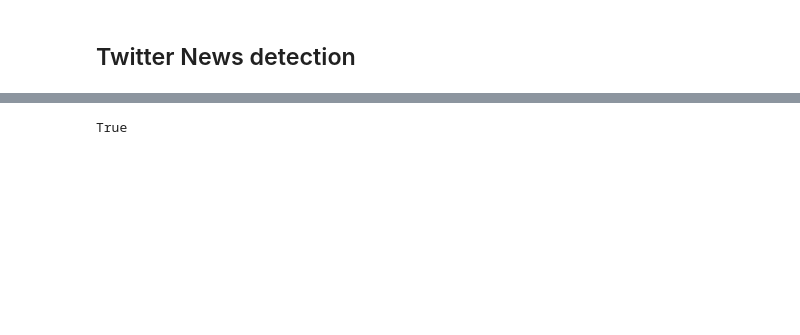
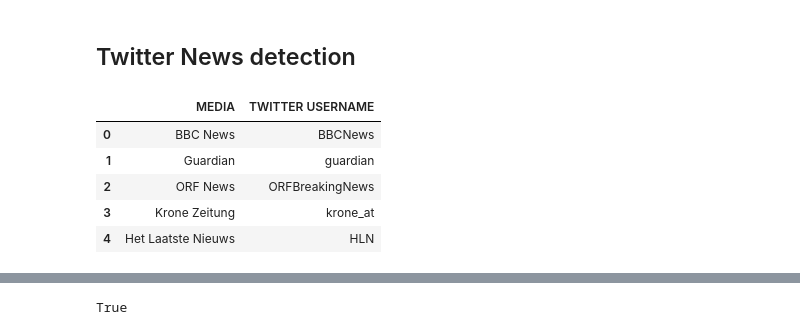
Before and after one commit to EstefaniaVB/LexAI, a Jupyter notebook: notebooks/Estefania Twitter News.ipynb, the cells around one changed output, grey strips where cells are left out. Drawn from its saved outputs; the diff is of its cells as text; code cells hidden in the pictures; blank space fills up the shorter version.

```diff
--- a/notebooks/Estefania Twitter News.ipynb
+++ b/notebooks/Estefania Twitter News.ipynb
@@ -10,3 +10,5 @@ from twython import Twython
 import pandas as pd
 import geocoder
 import os
+# %%
+press=pd.read_csv("/Users/estefaniavidalbouzon/code/EstefaniaVB/LexAI/LexAI/raw_data/press.csv", delimiter=";")
@@ -12,0 +17,9 @@ import os
+# %%
+press.head()
+# %% [output]
+|  | MEDIA | TWITTER USERNAME |
+| 0 | BBC News | BBCNews |
+| 1 | Guardian | guardian |
+| 2 | ORF News | ORFBreakingNews |
+| 3 | Krone Zeitung | krone_at |
+| 4 | Het Laatste Nieuws | HLN |
```
Also changed, not shown: parts of 34 cells of this notebook.
